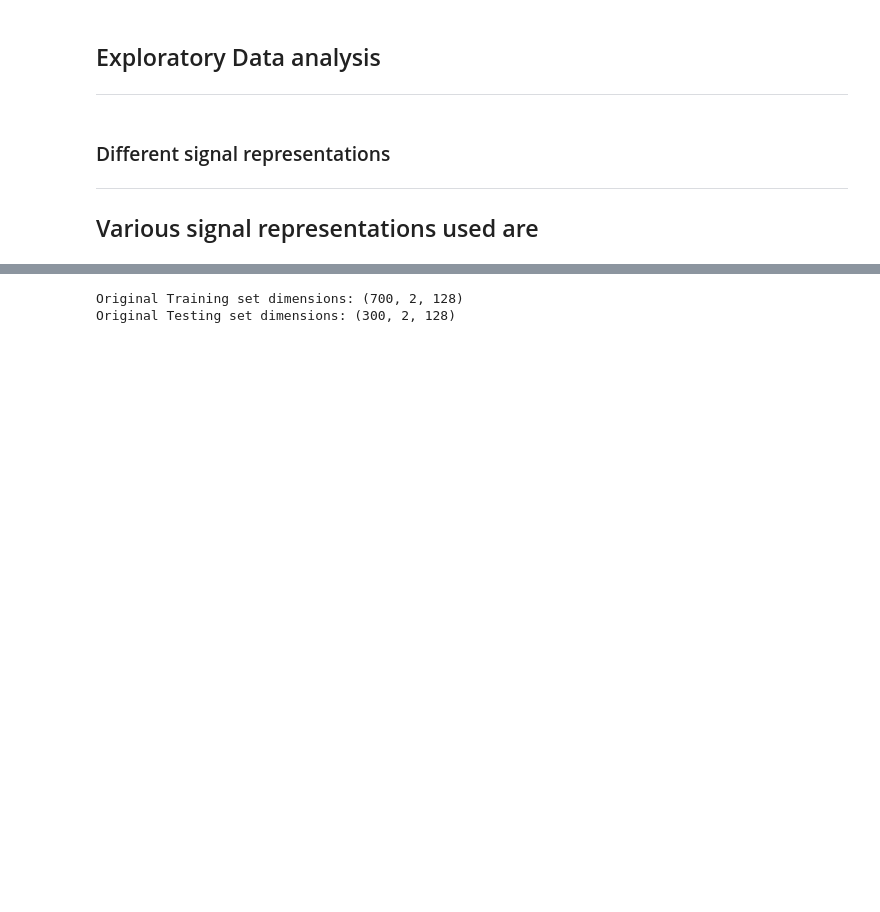
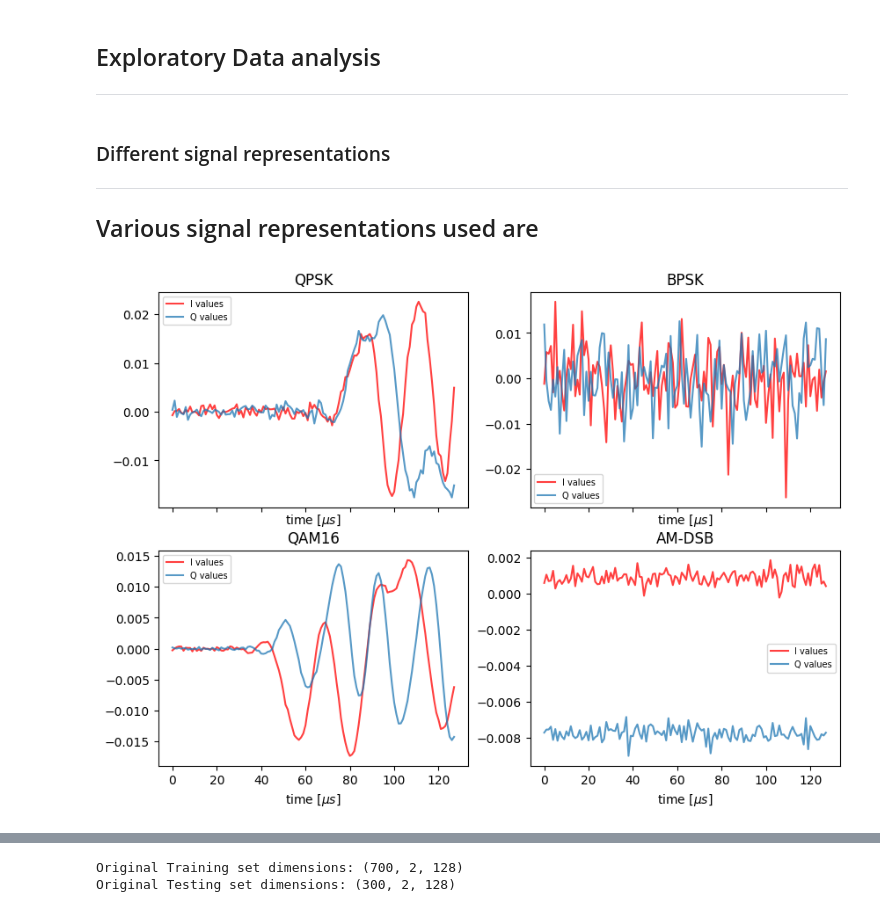
Before and after one commit to dsaharia/BTP-1-modulation_classification, a Jupyter notebook: Notebooks/00_basics_2016.10A.ipynb, the cells around one changed output, grey strips where cells are left out. Drawn from its saved outputs; the diff is of its cells as text; code cells hidden in the pictures; blank space fills up the shorter version.

Commit message:
IQ data final representation

```diff
--- a/Notebooks/00_basics_2016.10A.ipynb
+++ b/Notebooks/00_basics_2016.10A.ipynb
@@ -9,17 +9,16 @@
 %matplotlib inline
 import pickle
 import numpy as np
-import pandas as pd
 import matplotlib.pyplot as plt
 from collections import defaultdict
-from sklearn.svm import SVC
+
 from sklearn.tree import DecisionTreeClassifier
 from sklearn.metrics import accuracy_score, plot_confusion_matrix
 from sklearn.ensemble import RandomForestClassifier
 
 plt.rcParams["figure.figsize"] = (18,7)
-plt.rcParams.update({'font.size': 15})
-plt.style.use('fivethirtyeight')
+plt.rcParams.update({'font.size': 12})
+plt.style.use('default')
 # %%
 # Import the pickled raw file
 path = "../Data/RML2016.10a_dict.pkl"
@@ -51,31 +50,32 @@ SNR values: [-20, -18, -16, -14, -12, -10, -8, -6, -4, -2, 0, 2, 4, 6, 8, 10, 12
 Various signal representations used are
 -
 # %%
-def plot_data(samples, mod_name, SNR, plot_type="iq"):
+def plot_data(samples, mod_name, SNR, plot_type="iq", ax=None):
     I_values = samples[0]
     Q_values = samples[1]
     signal = I_values + 1j * Q_values
     if plot_type == "iq":
-        plt.plot(I_values, label="I values", c='r', linewidth=3, alpha=0.75)
-        plt.plot(Q_values, label="Q values", linewidth=3, alpha=0.75)
-        plt.plot(np.abs(signal), label="Amplitude", c='b', linewidth=4, alpha=0.85)
-        plt.title(f"IQ/Amplitude Vs Time{mod_name}-{str(SNR)}")
-        plt.xlabel("Time in $\mu s$")
-        plt.legend()
-        plt.savefig(f"{mod_name}-{SNR}-IQ-plot.png")
-        plt.show()
+        ax.plot(I_values, label="I values", c='r', linewidth=1.5, alpha=0.75)
+        ax.plot(Q_values, label="Q values", linewidth=1.5, alpha=0.75)
+        ax.set_title(f"{mod_name}")
+        ax.set_xlabel("time [$\mu s$]")
+        ax.legend(prop={'size': 7})
     if plot_type == "ph_amp":
-        plt.subplot(1,2,1)
-        plt.suptitle(f"Amplitude and Phase Vs Time ({mod_name}-{str(SNR)})")
-        plt.plot(np.abs(signal), label="Amplitude", c='b', linewidth=3, alpha=0.75)
-        plt.legend()
-        plt.subplot(1,2,2)
-        plt.plot(np.angle(signal), label="Phase", c='g', linewidth=3, alpha=0.75)
-        plt.legend()
-        plt.savefig(f"{mod_name}-{SNR}-AP-plot.png")
-        plt.show()
+#         ax[0].suptitle(f"Amplitude and Phase Vs Time ({mod_name}-{str(SNR)})")
+        ax[0].plot(np.abs(signal), label="Amplitude", c='b', linewidth=1.3, alpha=0.75)
+        ax[0].legend(prop={'size': 7})
+        ax[1].plot(np.angle(signal), label="Phase", c='g', linewidth=1.3, alpha=0.75)
+        ax[1].legend(prop={'size': 7})
     if plot_type == "spec":
         spec = plt.specgram(signal, Fs=1000, mode='magnitude')
         plt.colorbar()
         plt.title(f"{mod_name}-{str(SNR)}")
-        plt.show()
+# %%
+fig_iq, ax_iq = plt.subplots(nrows=2, ncols=2, figsize=(10,7), sharex=True)
+plot_data(data[("QPSK", 10)][0], "QPSK", 10, "iq", ax_iq[0][0])
+plot_data(data[("BPSK", 10)][0], "BPSK", 10, "iq", ax_iq[0][1])
+plot_data(data[("QAM16", 10)][0], "QAM16", 10, "iq", ax_iq[1][0])
+plot_data(data[("AM-DSB", 10)][0], "AM-DSB", 10, "iq", ax_iq[1][1])
+# fig_iq.savefig('../Figures/i-q-demo')
+# %% [output]
+[figure, added]
```
Also changed, not shown: parts of 17 cells of this notebook.
